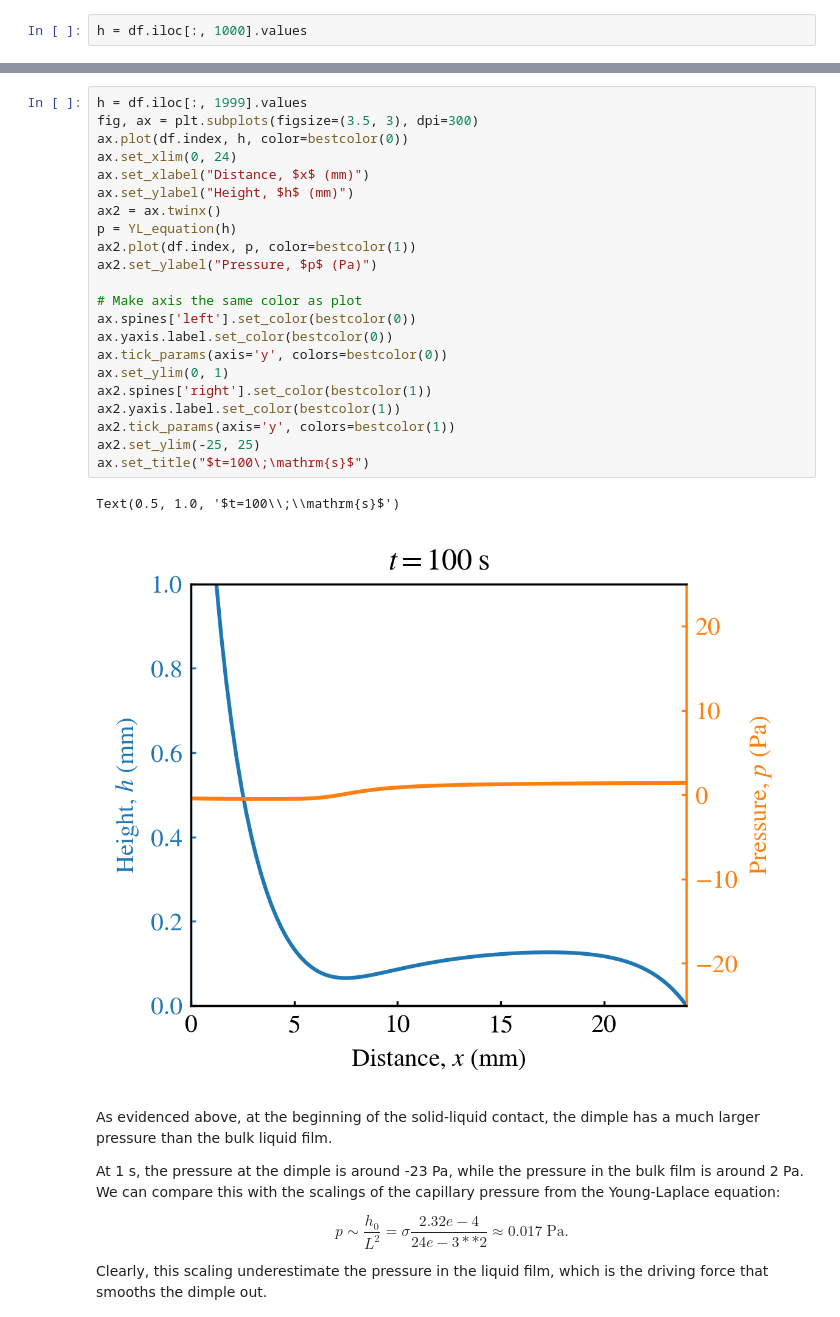
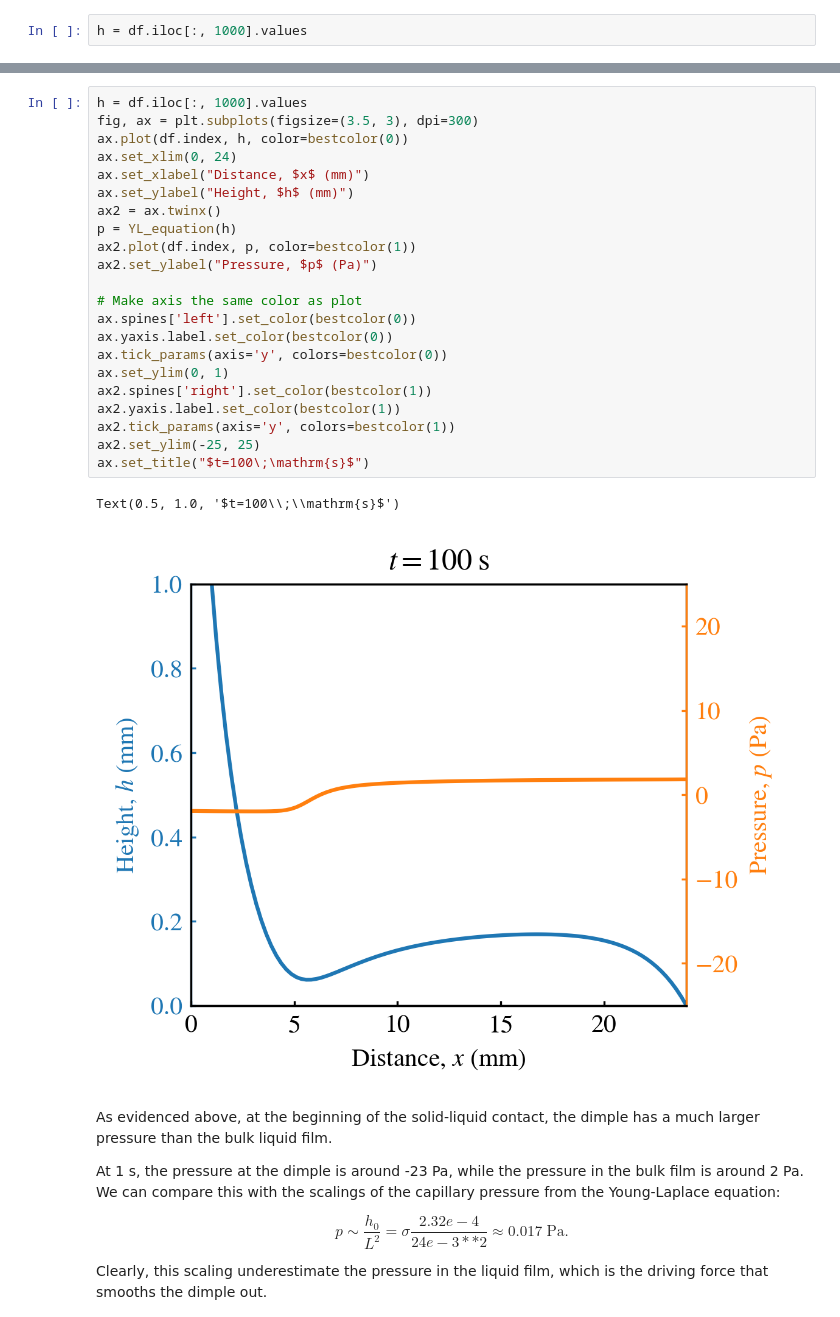
Before and after one commit to ZLoverty/WPM, a Jupyter notebook: Code/Response_to_reviewers.ipynb, the cells around one changed output, grey strips where cells are left out. Drawn from its saved outputs; the diff is of its cells as text.

```diff
--- a/Code/Response_to_reviewers.ipynb
+++ b/Code/Response_to_reviewers.ipynb
@@ -271,28 +248,28 @@ array([ 0.        ,  0.        ,  0.        ,  0.        , -1.94745605,
 # %%
-h = df.iloc[:, 1999].values
+h = df.iloc[:, 1000].values
 fig, ax = plt.subplots(figsize=(3.5, 3), dpi=300)
 ax.plot(df.index, h, color=bestcolor(0))
 ax.set_xlim(0, 24)
 ax.set_xlabel("Distance, $x$ (mm)")
 ax.set_ylabel("Height, $h$ (mm)")
 ax2 = ax.twinx()
 p = YL_equation(h)
 ax2.plot(df.index, p, color=bestcolor(1))
 ax2.set_ylabel("Pressure, $p$ (Pa)")
 
 # Make axis the same color as plot
 ax.spines['left'].set_color(bestcolor(0))
 ax.yaxis.label.set_color(bestcolor(0))
 ax.tick_params(axis='y', colors=bestcolor(0))
 ax.set_ylim(0, 1)
 ax2.spines['right'].set_color(bestcolor(1))
 ax2.yaxis.label.set_color(bestcolor(1))
 ax2.tick_params(axis='y', colors=bestcolor(1))
 ax2.set_ylim(-25, 25)
 ax.set_title("$t=100\;\mathrm{s}$")
 # %% [output]
 Text(0.5, 1.0, '$t=100\\;\\mathrm{s}$')
-[figure, old version]
+[figure, new version]
 # %% [markdown]
 As evidenced above, at the beginning of the solid-liquid contact, the dimple has a much larger pressure than the bulk liquid film.
 
```
Also changed, not shown: parts of 3 cells of this notebook.
